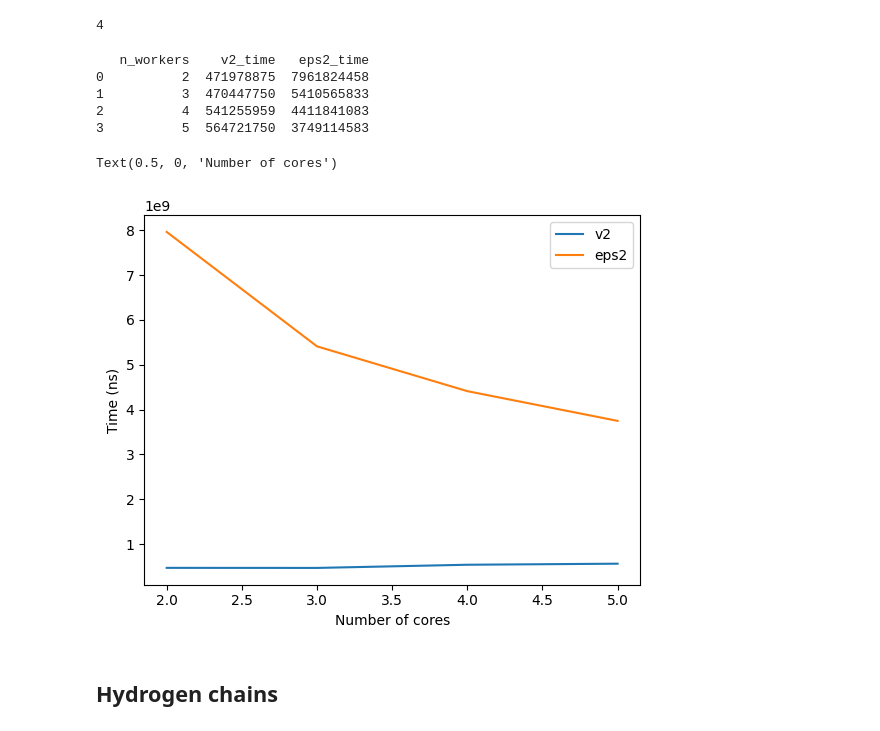
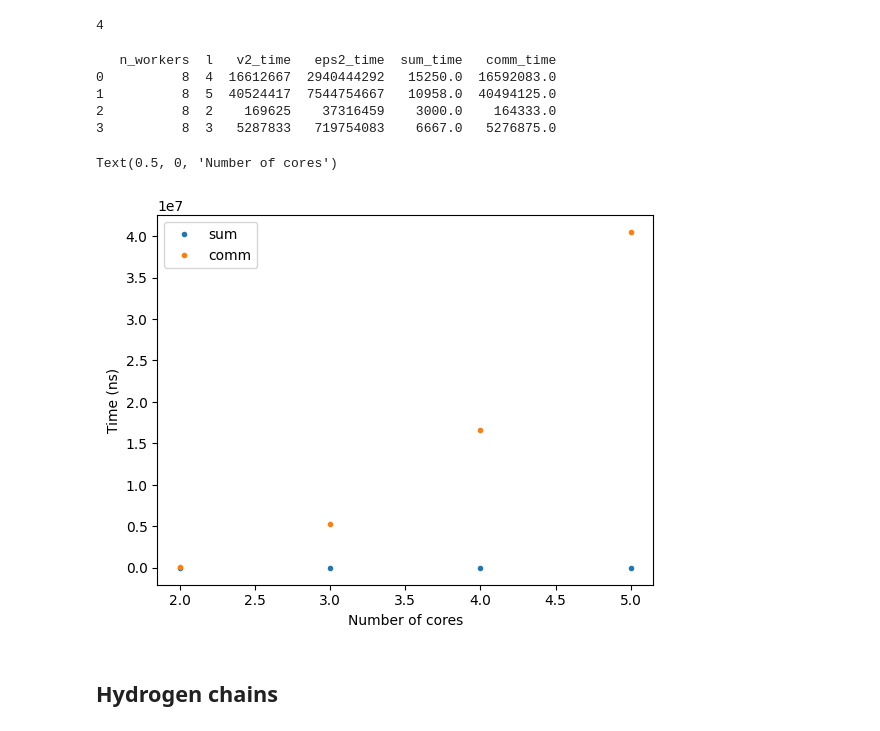
Before and after one commit to bdalfavero/qpe_resources, a Jupyter notebook: qpe_plots.ipynb, the cells around one changed output. Saved outputs shown, nothing was run; the diff lists cells and outputs as text; code cells hidden in the pictures.

Commit message:
This commit shows that the time to compute the commutators makes up the bulk of the time for the computation of the v2 terms and has worse scaling than the summations.

```diff
--- a/qpe_plots.ipynb
+++ b/qpe_plots.ipynb
@@ -91,27 +91,30 @@ for fname in output_files:
     f = h5py.File(f"{data_dir}/{fname}", "r")
     v2_time = f["v2_time"][()]
     eps2_time = f["eps2_time"][()]
+    sum_time = f["sum_time"][()]
+    comm_time = f["comm_time"][()]
     n_workers = f["n_workers"][()]
+    l = f["l1"][()]
     f.close()
-    records.append((n_workers, v2_time, eps2_time))
-df = pd.DataFrame.from_records(records, columns=["n_workers", "v2_time", "eps2_time"])
+    records.append((n_workers, l, v2_time, eps2_time, sum_time, comm_time))
+df = pd.DataFrame.from_records(records, columns=["n_workers", "l", "v2_time", "eps2_time", "sum_time", "comm_time"])
 print(df.head())
 # %% [output]
-   n_workers    v2_time   eps2_time
-0          2  471978875  7961824458
-1          3  470447750  5410565833
-2          4  541255959  4411841083
-3          5  564721750  3749114583
+   n_workers  l   v2_time   eps2_time  sum_time   comm_time
+0          8  4  16612667  2940444292   15250.0  16592083.0
+1          8  5  40524417  7544754667   10958.0  40494125.0
+2          8  2    169625    37316459    3000.0    164333.0
+3          8  3   5287833   719754083    6667.0   5276875.0
 # %%
 fig, ax = plt.subplots()
-ax.plot(df["n_workers"], df["v2_time"], label="v2")
-ax.plot(df["n_workers"], df["eps2_time"], label="eps2")
+ax.plot(df["l"], df["sum_time"], '.', label="sum")
+ax.plot(df["l"], df["comm_time"], '.', label="comm")
 ax.legend()
 ax.set_ylabel("Time (ns)")
 ax.set_xlabel("Number of cores")
 # %% [output]
 Text(0.5, 0, 'Number of cores')
-[figure, old version]
+[figure, new version]
 # %% [markdown]
 ## Hydrogen chains
 # %%
```
Also changed, not shown: 3 other files.
